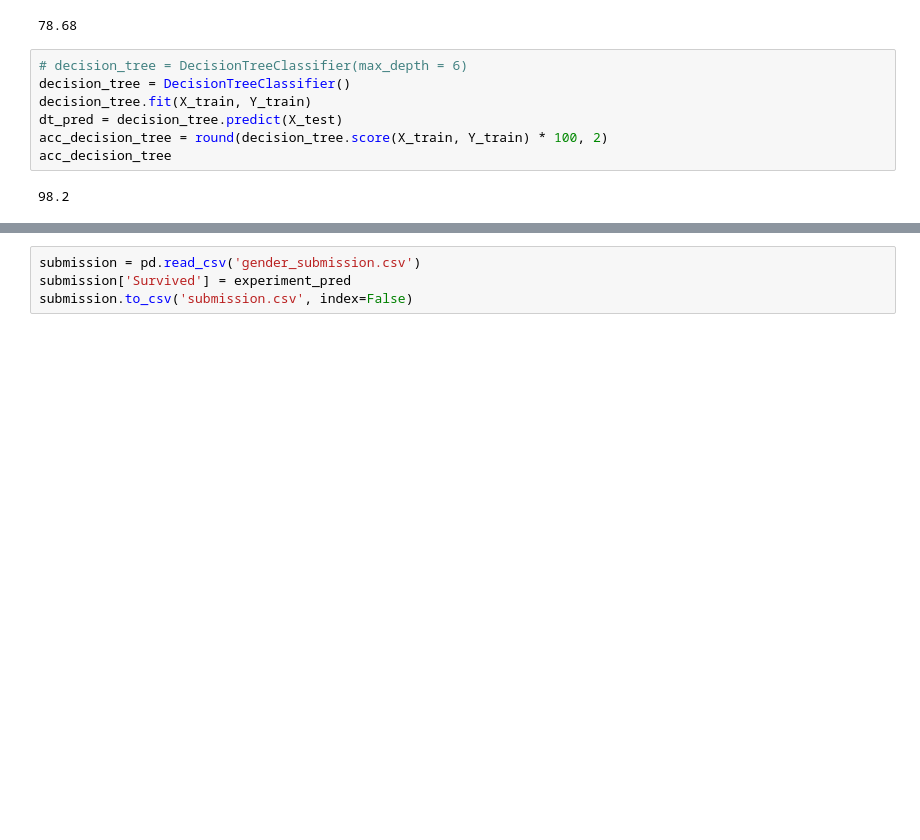
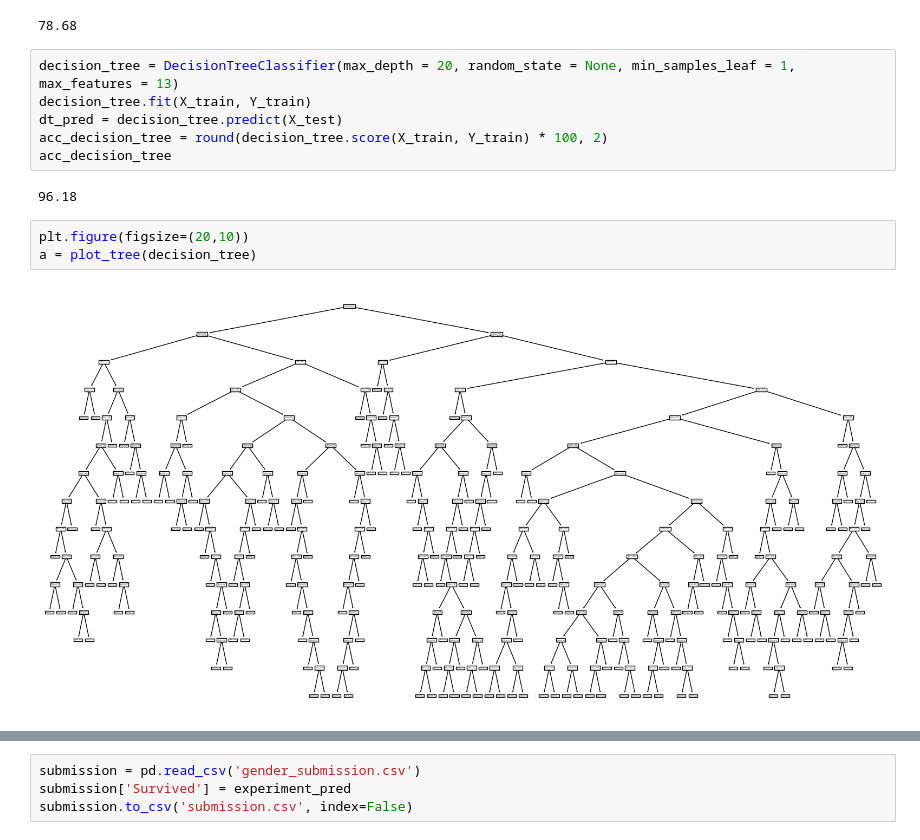
Before and after one commit to akhilkatam/MachineLearning, a Jupyter notebook: Titanic_attempt_2.ipynb, the cells around one changed output, grey strips where cells are left out. Cells and saved outputs as stored; diff of their text form; blank space fills up the shorter version.

```diff
--- a/Titanic_attempt_2.ipynb
+++ b/Titanic_attempt_2.ipynb
@@ -283,11 +285,15 @@ acc_gaussian
 # %% [output]
 78.68
 # %%
-# decision_tree = DecisionTreeClassifier(max_depth = 6)
-decision_tree = DecisionTreeClassifier()
+decision_tree = DecisionTreeClassifier(max_depth = 20, random_state = None, min_samples_leaf = 1, max_features = 13)
 decision_tree.fit(X_train, Y_train)
 dt_pred = decision_tree.predict(X_test)
 acc_decision_tree = round(decision_tree.score(X_train, Y_train) * 100, 2)
 acc_decision_tree
 # %% [output]
-98.2
+96.18
+# %%
+plt.figure(figsize=(20,10))
+a = plot_tree(decision_tree)
+# %% [output]
+[figure, added]
```
Also changed, not shown: parts of 13 cells of this notebook.
